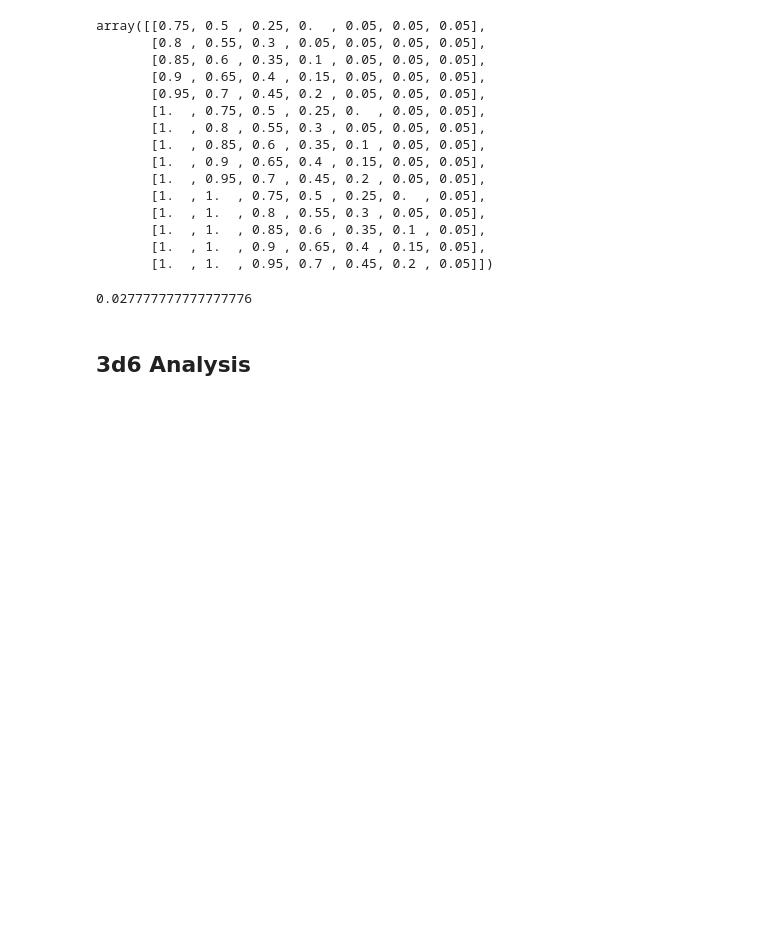
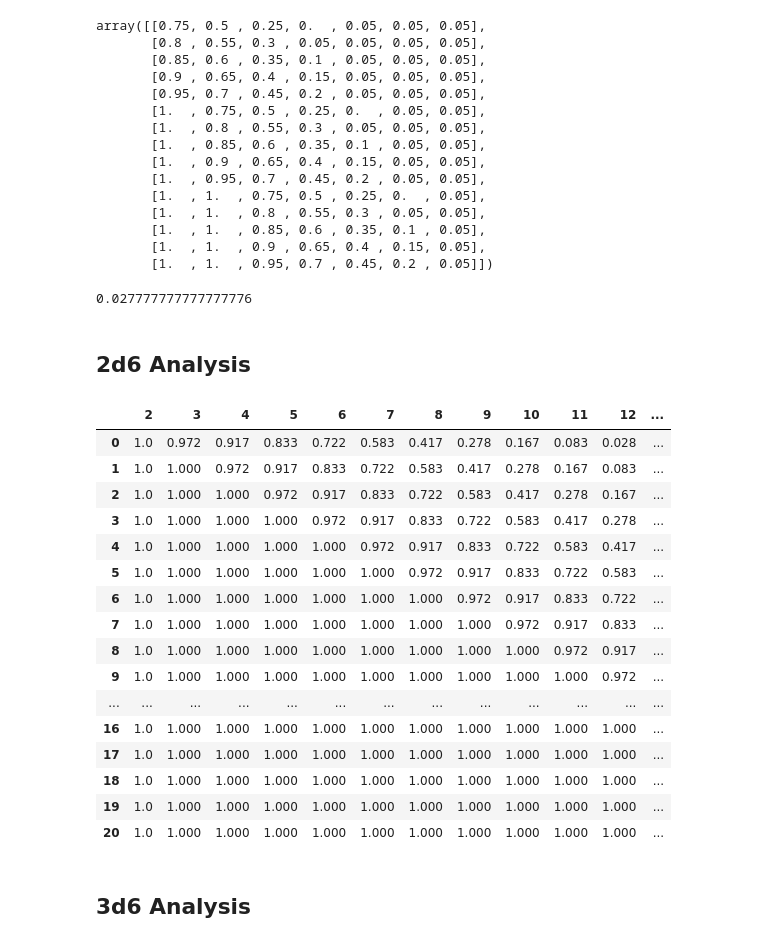
Before and after one commit to sinan-ozel/the-gaming-system, a Jupyter notebook: analysis/OfDiceAndDifficulty.ipynb, the cells around one changed output. Saved outputs shown, nothing was run; the diff lists cells and outputs as text; code cells hidden in the pictures; blank space fills up the shorter version.

Commit message:
Add more probability analysis

```diff
--- a/analysis/OfDiceAndDifficulty.ipynb
+++ b/analysis/OfDiceAndDifficulty.ipynb
@@ -327,6 +327,42 @@ for r in range(difficulty - bonus, sides * dp + 1):
 pʹ
 # %% [output]
 0.027777777777777776
+# %% [markdown]
+## 2d6 Analysis
+# %%
+sides = 6
+dp = 2
+max_bonus = 20
+
+M = np.zeros((max_bonus + 1, dp * sides + 1 + max_bonus))
+
+for difficulty in range(dp, dp * sides + 1 + max_bonus):
+    for bonus in range(max_bonus + 1):
+        pʹ = 0
+        for r in range(difficulty - bonus, dp * sides + 1):
+            p = sum([(-1)**k * C(dp, k) * C(r - sides * k - 1, dp - 1) for k in range((r-dp)//sides + 1)])/(sides**dp)
+            pʹ += p
+        M[bonus, difficulty] = pʹ
+with pd.option_context('max_columns', None):
+    display(pd.DataFrame(M.round(3)).drop(columns=[c for c in range(dp)]))
+# %% [output]
+|  | 2 | 3 | 4 | 5 | 6 | 7 | 8 | 9 | 10 | 11 | 12 | ... |
+| 0 | 1.0 | 0.972 | 0.917 | 0.833 | 0.722 | 0.583 | 0.417 | 0.278 | 0.167 | 0.083 | 0.028 | ... |
+| 1 | 1.0 | 1.000 | 0.972 | 0.917 | 0.833 | 0.722 | 0.583 | 0.417 | 0.278 | 0.167 | 0.083 | ... |
+| 2 | 1.0 | 1.000 | 1.000 | 0.972 | 0.917 | 0.833 | 0.722 | 0.583 | 0.417 | 0.278 | 0.167 | ... |
+| 3 | 1.0 | 1.000 | 1.000 | 1.000 | 0.972 | 0.917 | 0.833 | 0.722 | 0.583 | 0.417 | 0.278 | ... |
+| 4 | 1.0 | 1.000 | 1.000 | 1.000 | 1.000 | 0.972 | 0.917 | 0.833 | 0.722 | 0.583 | 0.417 | ... |
+| 5 | 1.0 | 1.000 | 1.000 | 1.000 | 1.000 | 1.000 | 0.972 | 0.917 | 0.833 | 0.722 | 0.583 | ... |
+| 6 | 1.0 | 1.000 | 1.000 | 1.000 | 1.000 | 1.000 | 1.000 | 0.972 | 0.917 | 0.833 | 0.722 | ... |
+| 7 | 1.0 | 1.000 | 1.000 | 1.000 | 1.000 | 1.000 | 1.000 | 1.000 | 0.972 | 0.917 | 0.833 | ... |
+| 8 | 1.0 | 1.000 | 1.000 | 1.000 | 1.000 | 1.000 | 1.000 | 1.000 | 1.000 | 0.972 | 0.917 | ... |
+| 9 | 1.0 | 1.000 | 1.000 | 1.000 | 1.000 | 1.000 | 1.000 | 1.000 | 1.000 | 1.000 | 0.972 | ... |
+| ... | ... | ... | ... | ... | ... | ... | ... | ... | ... | ... | ... | ... |
+| 16 | 1.0 | 1.000 | 1.000 | 1.000 | 1.000 | 1.000 | 1.000 | 1.000 | 1.000 | 1.000 | 1.000 | ... |
+| 17 | 1.0 | 1.000 | 1.000 | 1.000 | 1.000 | 1.000 | 1.000 | 1.000 | 1.000 | 1.000 | 1.000 | ... |
+| 18 | 1.0 | 1.000 | 1.000 | 1.000 | 1.000 | 1.000 | 1.000 | 1.000 | 1.000 | 1.000 | 1.000 | ... |
+| 19 | 1.0 | 1.000 | 1.000 | 1.000 | 1.000 | 1.000 | 1.000 | 1.000 | 1.000 | 1.000 | 1.000 | ... |
+| 20 | 1.0 | 1.000 | 1.000 | 1.000 | 1.000 | 1.000 | 1.000 | 1.000 | 1.000 | 1.000 | 1.000 | ... |
 # %% [markdown]
 ## 3d6 Analysis
 # %%
```
Also changed, not shown: parts of 15 cells of this notebook, 1 other file.
